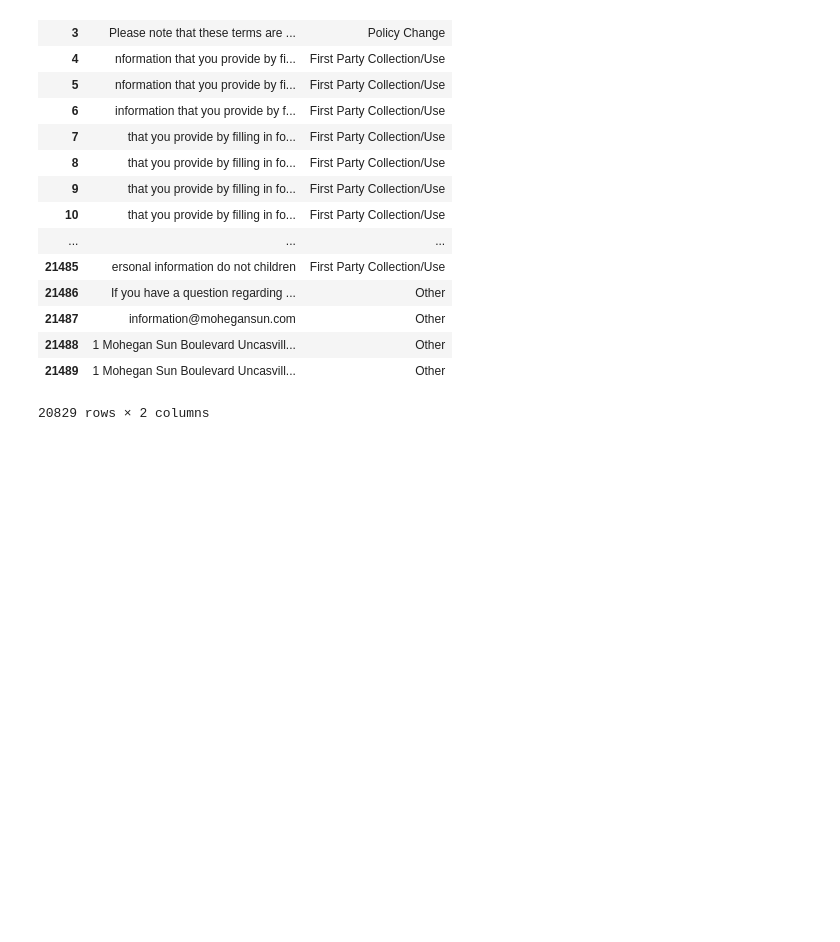
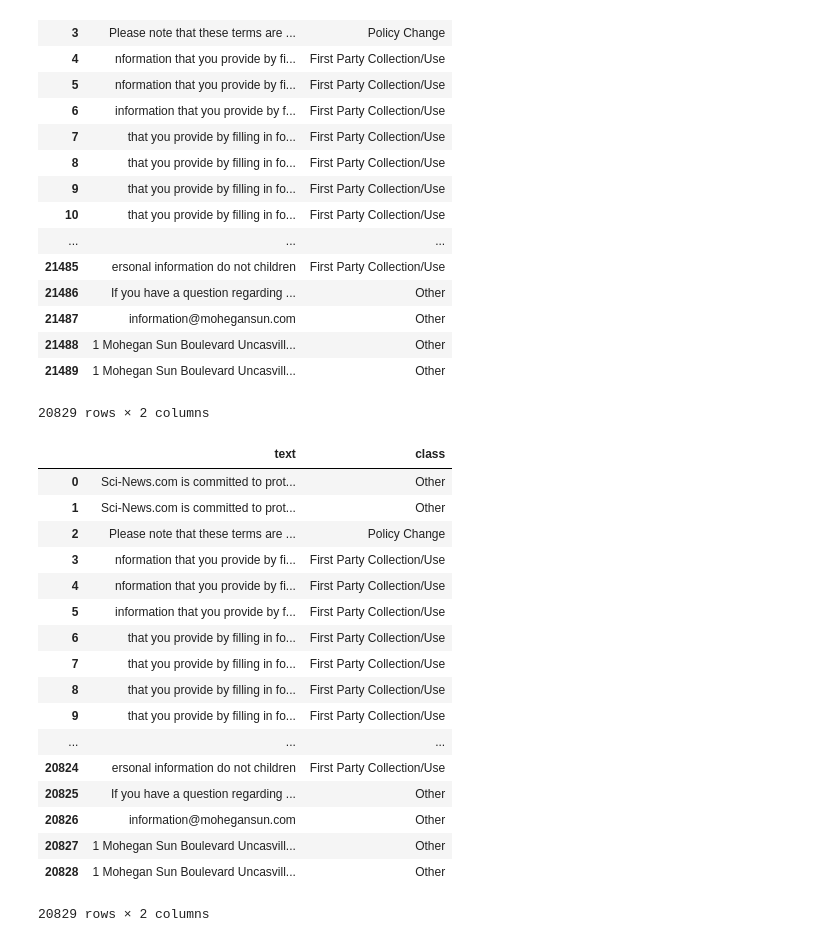
Before and after one commit to milanjokanovic/pravna-projekat, a Jupyter notebook: DataWrangling.ipynb, the cells around one changed output. Drawn from its saved outputs; the diff is of its cells as text; code cells hidden in the pictures; blank space fills up the shorter version.

```diff
--- a/DataWrangling.ipynb
+++ b/DataWrangling.ipynb
@@ -57,3 +55,25 @@ wrangled_data
 20829 rows × 2 columns
 # %%
 wrangled_data.to_csv('dataset/wrangled_data.csv', index=False)
+# %%
+df = pd.read_csv("dataset/wrangled_data.csv")
+df
+# %% [output]
+|  | text | class |
+| 0 | Sci-News.com is committed to prot... | Other |
+| 1 | Sci-News.com is committed to prot... | Other |
+| 2 | Please note that these terms are ... | Policy Change |
+| 3 | nformation that you provide by fi... | First Party Collection/Use |
+| 4 | nformation that you provide by fi... | First Party Collection/Use |
+| 5 | information that you provide by f... | First Party Collection/Use |
+| 6 | that you provide by filling in fo... | First Party Collection/Use |
+| 7 | that you provide by filling in fo... | First Party Collection/Use |
+| 8 | that you provide by filling in fo... | First Party Collection/Use |
+| 9 | that you provide by filling in fo... | First Party Collection/Use |
+| ... | ... | ... |
+| 20824 | ersonal information do not children | First Party Collection/Use |
+| 20825 | If you have a question regarding ... | Other |
+| 20826 | information@mohegansun.com | Other |
+| 20827 | 1 Mohegan Sun Boulevard Uncasvill... | Other |
+| 20828 | 1 Mohegan Sun Boulevard Uncasvill... | Other |
+20829 rows × 2 columns
```
Also changed, not shown: parts of 1 cell of this notebook.
